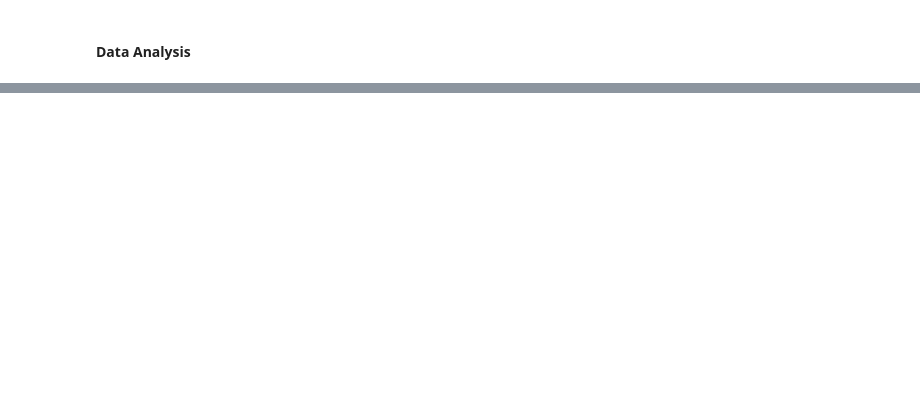
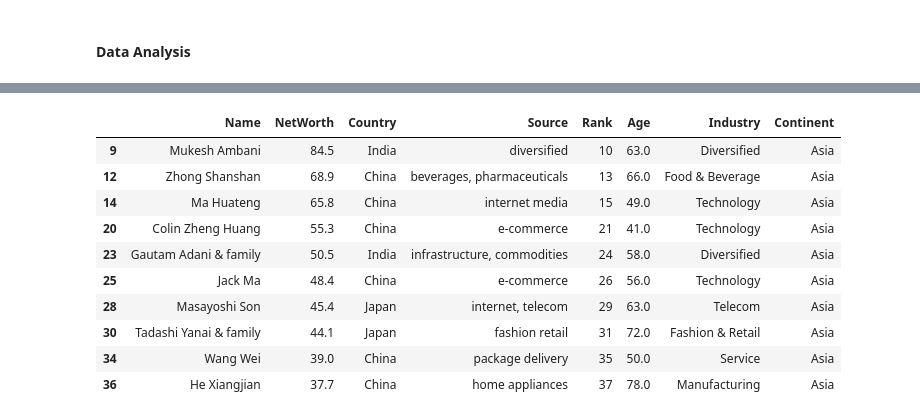
Before and after one commit to KilangoFaith/Billionaire-Analysis, a Jupyter notebook: Billionaires Analysis.ipynb, the cells around one changed output, grey strips where cells are left out. Drawn from its saved outputs; the diff is of its cells as text; code cells hidden in the pictures; blank space fills up the shorter version.

```diff
--- a/Billionaires Analysis.ipynb
+++ b/Billionaires Analysis.ipynb
@@ -228,0 +239,17 @@ NameError: name 'x' is not defined
+# %%
+billionaire_Asia = df[df.Continent == 'Asia'].sort_values(by='NetWorth',ascending= False).head(10)
+billionaire_Asia
+
+#select top 10
+# %% [output]
+|  | Name | NetWorth | Country | Source | Rank | Age | Industry | Continent |
+| 9 | Mukesh Ambani | 84.5 | India | diversified | 10 | 63.0 | Diversified | Asia |
+| 12 | Zhong Shanshan | 68.9 | China | beverages, pharmaceuticals | 13 | 66.0 | Food & Beverage | Asia |
+| 14 | Ma Huateng | 65.8 | China | internet media | 15 | 49.0 | Technology | Asia |
+| 20 | Colin Zheng Huang | 55.3 | China | e-commerce | 21 | 41.0 | Technology | Asia |
+| 23 | Gautam Adani & family | 50.5 | India | infrastructure, commodities | 24 | 58.0 | Diversified | Asia |
+| 25 | Jack Ma | 48.4 | China | e-commerce | 26 | 56.0 | Technology | Asia |
+| 28 | Masayoshi Son | 45.4 | Japan | internet, telecom | 29 | 63.0 | Telecom | Asia |
+| 30 | Tadashi Yanai & family | 44.1 | Japan | fashion retail | 31 | 72.0 | Fashion & Retail | Asia |
+| 34 | Wang Wei | 39.0 | China | package delivery | 35 | 50.0 | Service | Asia |
+| 36 | He Xiangjian | 37.7 | China | home appliances | 37 | 78.0 | Manufacturing | Asia |
```
Also changed, not shown: parts of 25 cells of this notebook.
